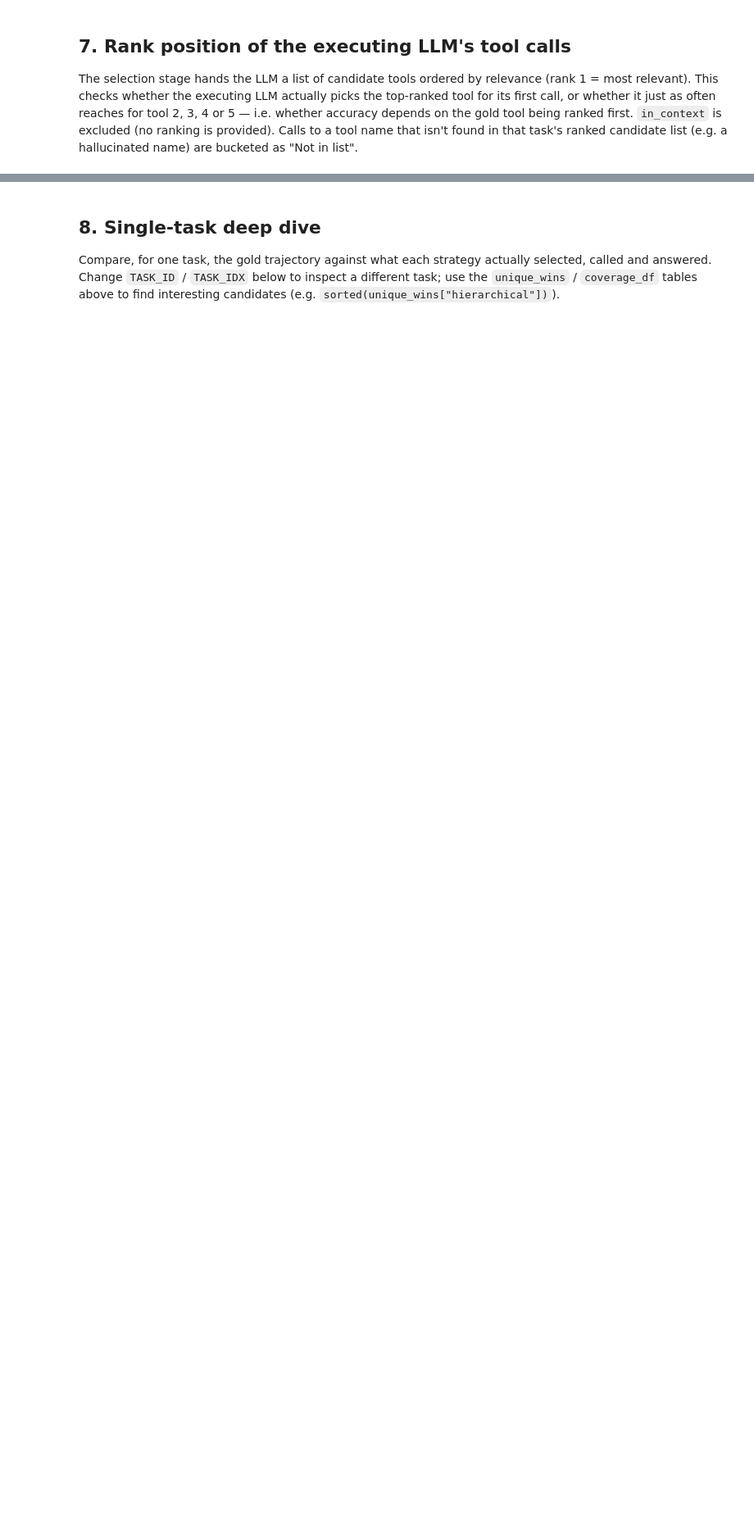
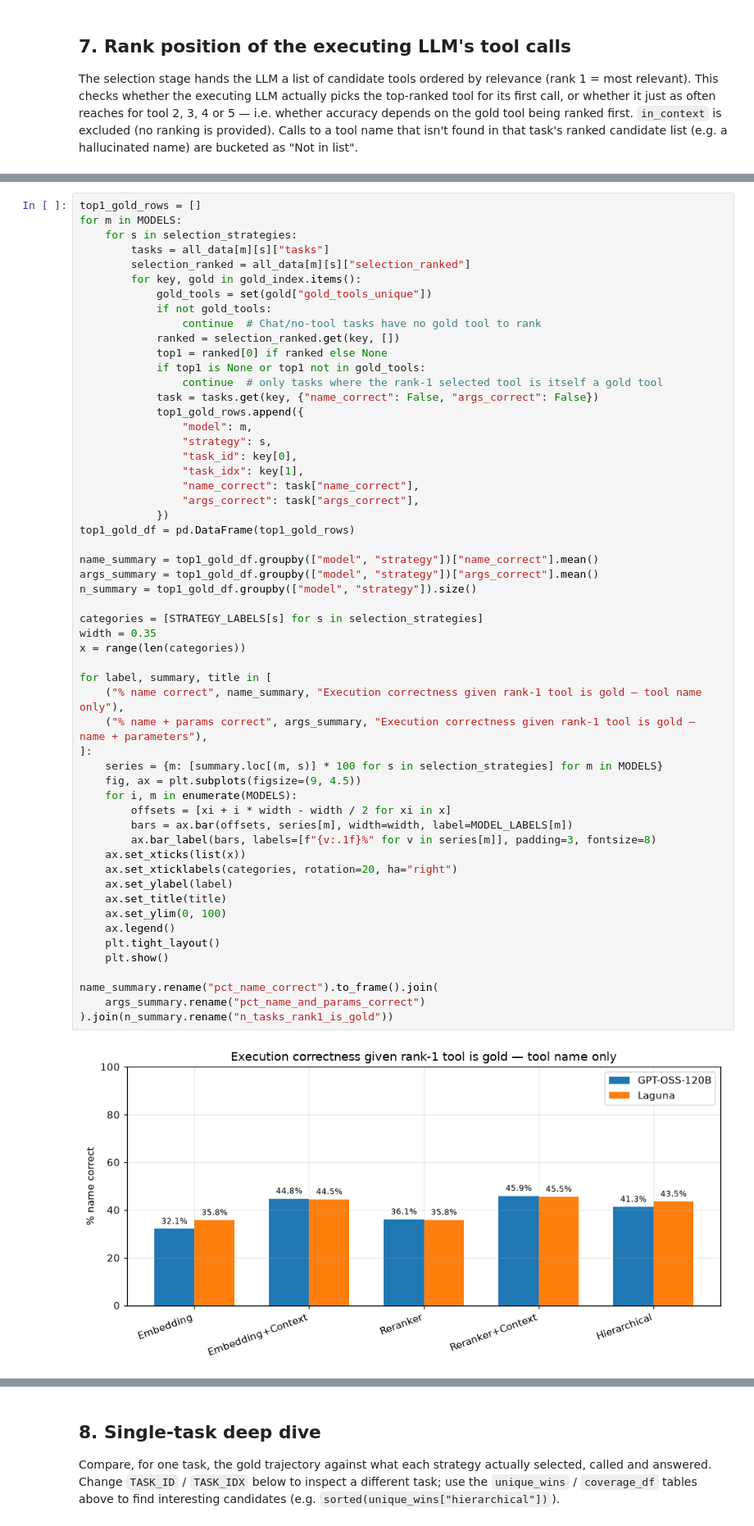
Before and after one commit to Anni0401/ToolSelectionBenchmark, a Jupyter notebook: wild-tool-bench/analyze_results.ipynb, the cells around one changed output, grey strips where cells are left out. Shown at 82% size. Cells and saved outputs as stored; diff of their text form; blank space fills up the shorter version.

```diff
--- a/wild-tool-bench/analyze_results.ipynb
+++ b/wild-tool-bench/analyze_results.ipynb
@@ -707,0 +754,57 @@ first_call_rank_df.groupby(["model", "strategy"])["rank"].value_counts(normalize
+# %%
+top1_gold_rows = []
+for m in MODELS:
+    for s in selection_strategies:
+        tasks = all_data[m][s]["tasks"]
+        selection_ranked = all_data[m][s]["selection_ranked"]
+        for key, gold in gold_index.items():
+            gold_tools = set(gold["gold_tools_unique"])
+            if not gold_tools:
+                continue  # Chat/no-tool tasks have no gold tool to rank
+            ranked = selection_ranked.get(key, [])
+            top1 = ranked[0] if ranked else None
+            if top1 is None or top1 not in gold_tools:
+                continue  # only tasks where the rank-1 selected tool is itself a gold tool
+            task = tasks.get(key, {"name_correct": False, "args_correct": False})
+            top1_gold_rows.append({
+                "model": m,
+                "strategy": s,
+                "task_id": key[0],
+                "task_idx": key[1],
+                "name_correct": task["name_correct"],
+                "args_correct": task["args_correct"],
+            })
+top1_gold_df = pd.DataFrame(top1_gold_rows)
+
+name_summary = top1_gold_df.groupby(["model", "strategy"])["name_correct"].mean()
+args_summary = top1_gold_df.groupby(["model", "strategy"])["args_correct"].mean()
+n_summary = top1_gold_df.groupby(["model", "strategy"]).size()
+
+categories = [STRATEGY_LABELS[s] for s in selection_strategies]
+width = 0.35
+x = range(len(categories))
+
+for label, summary, title in [
+    ("% name correct", name_summary, "Execution correctness given rank-1 tool is gold — tool name only"),
+    ("% name + params correct", args_summary, "Execution correctness given rank-1 tool is gold — name + parameters"),
+]:
+    series = {m: [summary.loc[(m, s)] * 100 for s in selection_strategies] for m in MODELS}
+    fig, ax = plt.subplots(figsize=(9, 4.5))
+    for i, m in enumerate(MODELS):
+        offsets = [xi + i * width - width / 2 for xi in x]
+        bars = ax.bar(offsets, series[m], width=width, label=MODEL_LABELS[m])
+        ax.bar_label(bars, labels=[f"{v:.1f}%" for v in series[m]], padding=3, fontsize=8)
+    ax.set_xticks(list(x))
+    ax.set_xticklabels(categories, rotation=20, ha="right")
+    ax.set_ylabel(label)
+    ax.set_title(title)
+    ax.set_ylim(0, 100)
+    ax.legend()
+    plt.tight_layout()
+    plt.show()
+
+name_summary.rename("pct_name_correct").to_frame().join(
+    args_summary.rename("pct_name_and_params_correct")
+).join(n_summary.rename("n_tasks_rank1_is_gold"))
+# %% [output]
+[figure, added]
```
Also changed, not shown: parts of 17 cells of this notebook, 5 other files.
